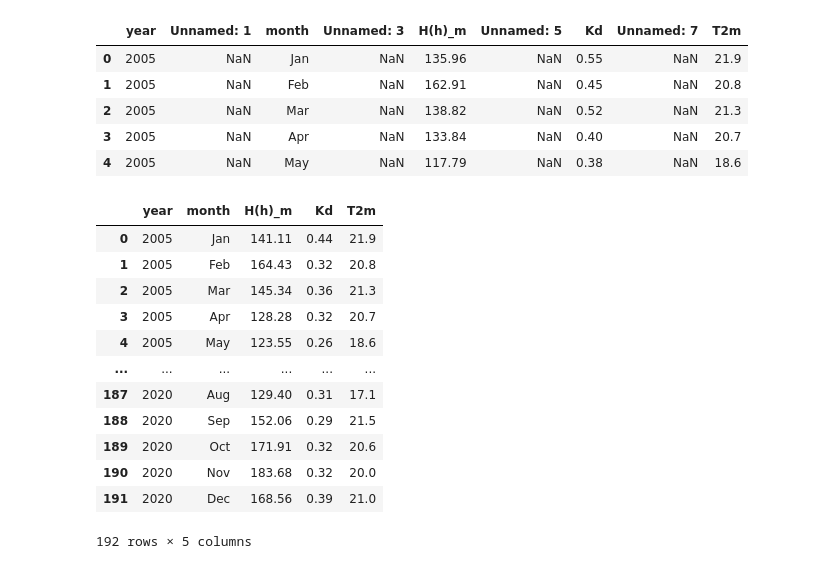
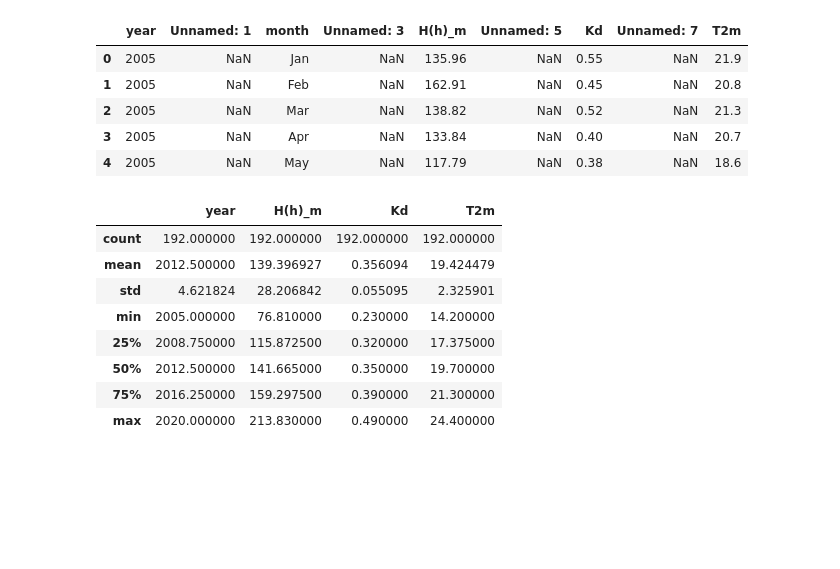
Before and after one commit to gutessitore/WeatherPrediction, a Jupyter notebook: src/solar_irradiation.ipynb, the cells around one changed output. Saved outputs shown, nothing was run; the diff lists cells and outputs as text; code cells hidden in the pictures; blank space fills up the shorter version.

Commit message:
SOLAR IRRADIATION

```diff
--- a/src/solar_irradiation.ipynb
+++ b/src/solar_irradiation.ipynb
@@ -5,5 +5,5 @@ import pandas as pd
 #Kd: Ratio of diffuse to global irradiation (-)
 #T2m: 24 hour average of temperature (degree Celsius)
 
-dfera = pd.read_csv('/content/PVGIS-ERA5_E5_2005_2020.csv', sep=';')
-dfsarah = pd.read_csv('/content/PVGIS-SARAH2_2005_2020.csv', sep=';')
+dfera = pd.read_csv('C:/Users/cedua/CDIA - PUCSP/PROJETO 5º SEMESTRE (SAVINO)/WeatherPrediction/data/solar irradiation/PVGIS-ERA5_E5_2005_2020.csv', sep=';')
+dfsarah = pd.read_csv('C:/Users/cedua/CDIA - PUCSP/PROJETO 5º SEMESTRE (SAVINO)/WeatherPrediction/data/solar irradiation/PVGIS-SARAH2_2005_2020.csv', sep=';')
@@ -29,18 +38,14 @@ dfsarah.head()
 dfera.dropna(thresh=len(dfera)*0.5, axis=1, inplace=True)
 dfsarah.dropna(thresh=len(dfsarah)*0.5, axis=1, inplace=True)
 # %%
-dfera
+dfera.describe()
 # %% [output]
-|  | year | month | H(h)_m | Kd | T2m |
-| 0 | 2005 | Jan | 141.11 | 0.44 | 21.9 |
-| 1 | 2005 | Feb | 164.43 | 0.32 | 20.8 |
-| 2 | 2005 | Mar | 145.34 | 0.36 | 21.3 |
-| 3 | 2005 | Apr | 128.28 | 0.32 | 20.7 |
-| 4 | 2005 | May | 123.55 | 0.26 | 18.6 |
-| ... | ... | ... | ... | ... | ... |
-| 187 | 2020 | Aug | 129.40 | 0.31 | 17.1 |
-| 188 | 2020 | Sep | 152.06 | 0.29 | 21.5 |
-| 189 | 2020 | Oct | 171.91 | 0.32 | 20.6 |
-| 190 | 2020 | Nov | 183.68 | 0.32 | 20.0 |
-| 191 | 2020 | Dec | 168.56 | 0.39 | 21.0 |
+|  | year | H(h)_m | Kd | T2m |
+| count | 192.000000 | 192.000000 | 192.000000 | 192.000000 |
+| mean | 2012.500000 | 139.396927 | 0.356094 | 19.424479 |
+| std | 4.621824 | 28.206842 | 0.055095 | 2.325901 |
+| min | 2005.000000 | 76.810000 | 0.230000 | 14.200000 |
+| 25% | 2008.750000 | 115.872500 | 0.320000 | 17.375000 |
+| 50% | 2012.500000 | 141.665000 | 0.350000 | 19.700000 |
+| 75% | 2016.250000 | 159.297500 | 0.390000 | 21.300000 |
+| max | 2020.000000 | 213.830000 | 0.490000 | 24.400000 |
-192 rows × 5 columns
```
Also changed, not shown: parts of 3 cells of this notebook.
